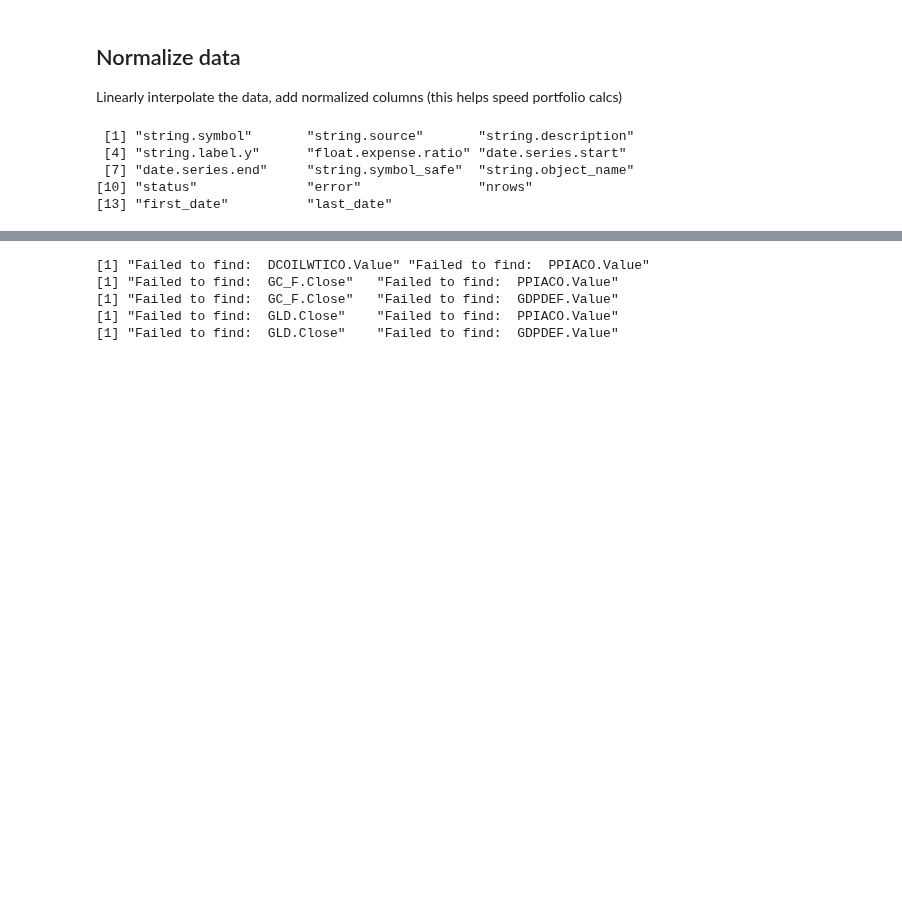
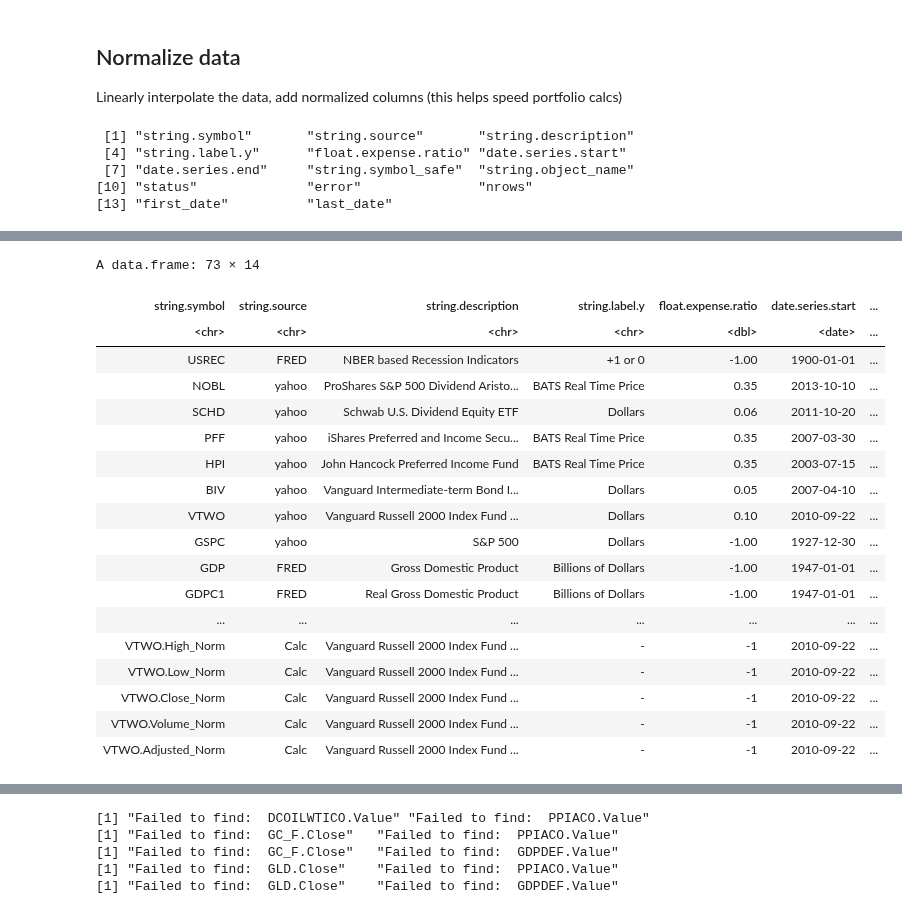
Before and after one commit to MoreCoffee12/Economics, a Jupyter notebook: Portfolio.ipynb, the cells around one changed output, grey strips where cells are left out. Drawn from its saved outputs; the diff is of its cells as text; code cells hidden in the pictures; blank space fills up the shorter version.

```diff
--- a/Portfolio.ipynb
+++ b/Portfolio.ipynb
@@ -241,25 +263,31 @@ for (col_name in names(df.data))
             df.data[, str.col.norm] <- 1
         }
 
-
-     # Descriptions must be associated with the root data series name. If the
-     # symbol table is empty and there is a "." in the name, look up the root
-     # symbol and use that.
-     #str.symbol.root <- col_name
-     #  if (grepl("\\.", col_name)) {
-     #    str.symbol.root <- substr(col_name, 1, regexpr("\\.", col_name) - 1)
-     #  }
+      # Resolve source symbol from column name.
+      # For Yahoo-style columns (e.g., X_GSPC.GSPC.Open), root is X_GSPC.
       str.symbol.root <- getRootTickerSymbol(col_name)
       print(str.symbol.root)
-      if (!(str.symbol.root %in% df.symbols$string.symbol)) {
-        match.rows <- df.symbols[grepl(str.symbol.root, df.symbols$string.symbol, fixed = TRUE), ]
+
+      # Match against canonical table using safe symbol first, then raw symbol.
+      match.idx <- which(df.symbols$string.symbol_safe == str.symbol.root)
+      if (length(match.idx) == 0) {
+        match.idx <- which(df.symbols$string.symbol == str.symbol.root)
+      }
+
+      if (length(match.idx) == 0) {
+        match.rows <- df.symbols[grepl(str.symbol.root,
+                          df.symbols$string.symbol_safe,
+                          fixed = TRUE),
+                          ]
         match.txt <- if (nrow(match.rows) > 0) paste(capture.output(print(match.rows)), collapse = "\n") else "<no partial matches>"
-        stop(paste0("Assertion failed: str.symbol.root not found in df.symbols$string.symbol -> ", str.symbol.root,
+        stop(paste0("Assertion failed: str.symbol.root not found in df.symbols (safe/raw) -> ", str.symbol.root,
                     " (source column: ", col_name, ")\nPossible matches in df.symbols:\n", match.txt))
       }
+
       # Add it to the symbols table
-      str.desc <- paste(df.symbols$string.description[df.symbols$string.symbol == str.symbol.root], "\nNormalized", sep =
-                                       "")
+      source.idx <- match.idx[[1]]
+      str.desc <- paste(df.symbols$string.description[source.idx],
+                        "\nNormalized", sep = "")
 
       print(str.col.norm)
       df.symbols <-
@@ -271,8 +299,8 @@ for (col_name in names(df.data))
           string.description = str.desc,
           string.label.y = "-",
           float.expense.ratio = -1.00,
-          date.series.start = df.symbols$date.series.start[df.symbols$string.symbol == str.symbol.root],
-          date.series.end = df.symbols$date.series.end[df.symbols$string.symbol == str.symbol.root],
+          date.series.start = df.symbols$date.series.start[source.idx],
+          date.series.end = df.symbols$date.series.end[source.idx],
           string.symbol_safe = safe_symbol_name(str.col.norm),
           string.object_name = safe_symbol_name(str.col.norm),
           status = "ok",
@@ -308,0 +349,22 @@ Possible matches in df.symbols:
+# %%
+View(df.symbols)
+# %% [output]
+A data.frame: 73 × 14
+| string.symbol | string.source | string.description | string.label.y | float.expense.ratio | date.series.start | ... |
+| <chr> | <chr> | <chr> | <chr> | <dbl> | <date> | ... |
+| USREC | FRED | NBER based Recession Indicators | +1 or 0 | -1.00 | 1900-01-01 | ... |
+| NOBL | yahoo | ProShares S&P 500 Dividend Aristo... | BATS Real Time Price | 0.35 | 2013-10-10 | ... |
+| SCHD | yahoo | Schwab U.S. Dividend Equity ETF | Dollars | 0.06 | 2011-10-20 | ... |
+| PFF | yahoo | iShares Preferred and Income Secu... | BATS Real Time Price | 0.35 | 2007-03-30 | ... |
+| HPI | yahoo | John Hancock Preferred Income Fund | BATS Real Time Price | 0.35 | 2003-07-15 | ... |
+| BIV | yahoo | Vanguard Intermediate-term Bond I... | Dollars | 0.05 | 2007-04-10 | ... |
+| VTWO | yahoo | Vanguard Russell 2000 Index Fund ... | Dollars | 0.10 | 2010-09-22 | ... |
+| GSPC | yahoo | S&P 500 | Dollars | -1.00 | 1927-12-30 | ... |
+| GDP | FRED | Gross Domestic Product | Billions of Dollars | -1.00 | 1947-01-01 | ... |
+| GDPC1 | FRED | Real Gross Domestic Product | Billions of Dollars | -1.00 | 1947-01-01 | ... |
+| ... | ... | ... | ... | ... | ... | ... |
+| VTWO.High_Norm | Calc | Vanguard Russell 2000 Index Fund ... | - | -1 | 2010-09-22 | ... |
+| VTWO.Low_Norm | Calc | Vanguard Russell 2000 Index Fund ... | - | -1 | 2010-09-22 | ... |
+| VTWO.Close_Norm | Calc | Vanguard Russell 2000 Index Fund ... | - | -1 | 2010-09-22 | ... |
+| VTWO.Volume_Norm | Calc | Vanguard Russell 2000 Index Fund ... | - | -1 | 2010-09-22 | ... |
+| VTWO.Adjusted_Norm | Calc | Vanguard Russell 2000 Index Fund ... | - | -1 | 2010-09-22 | ... |
```
Also changed, not shown: parts of 5 cells of this notebook, 1 other file.
